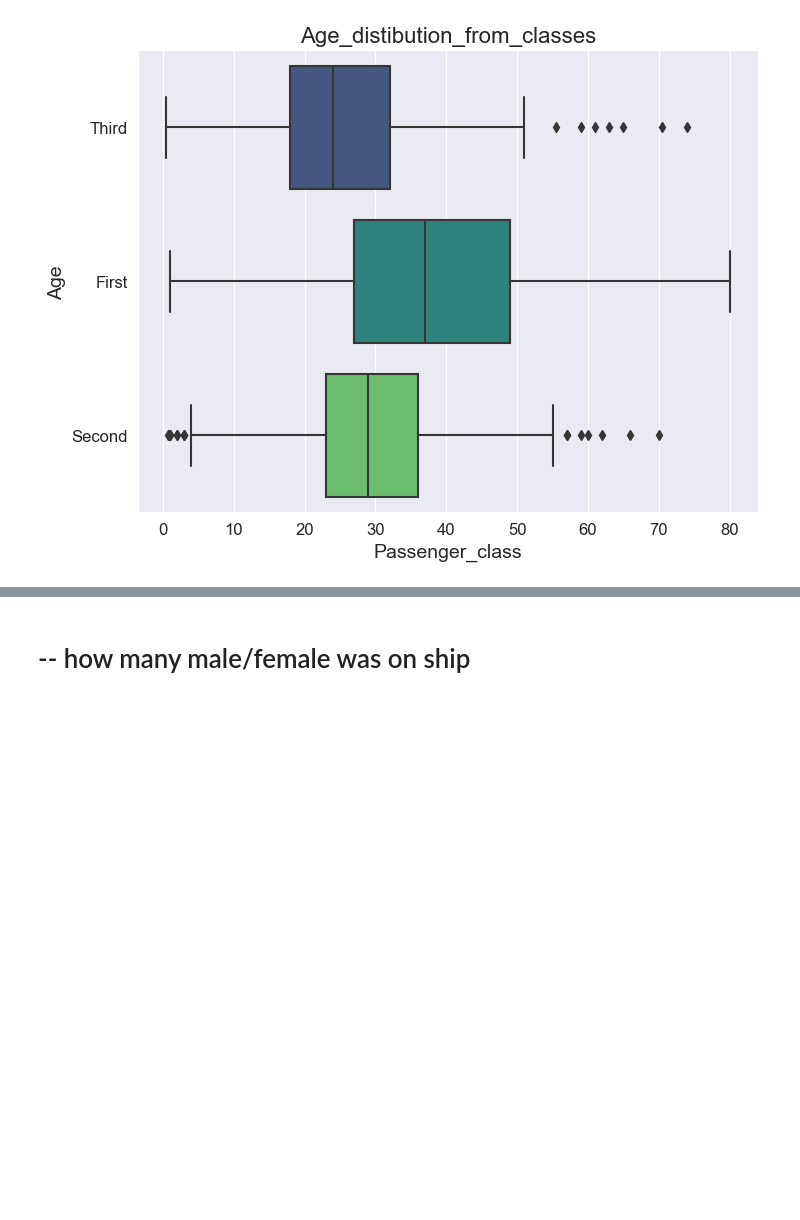
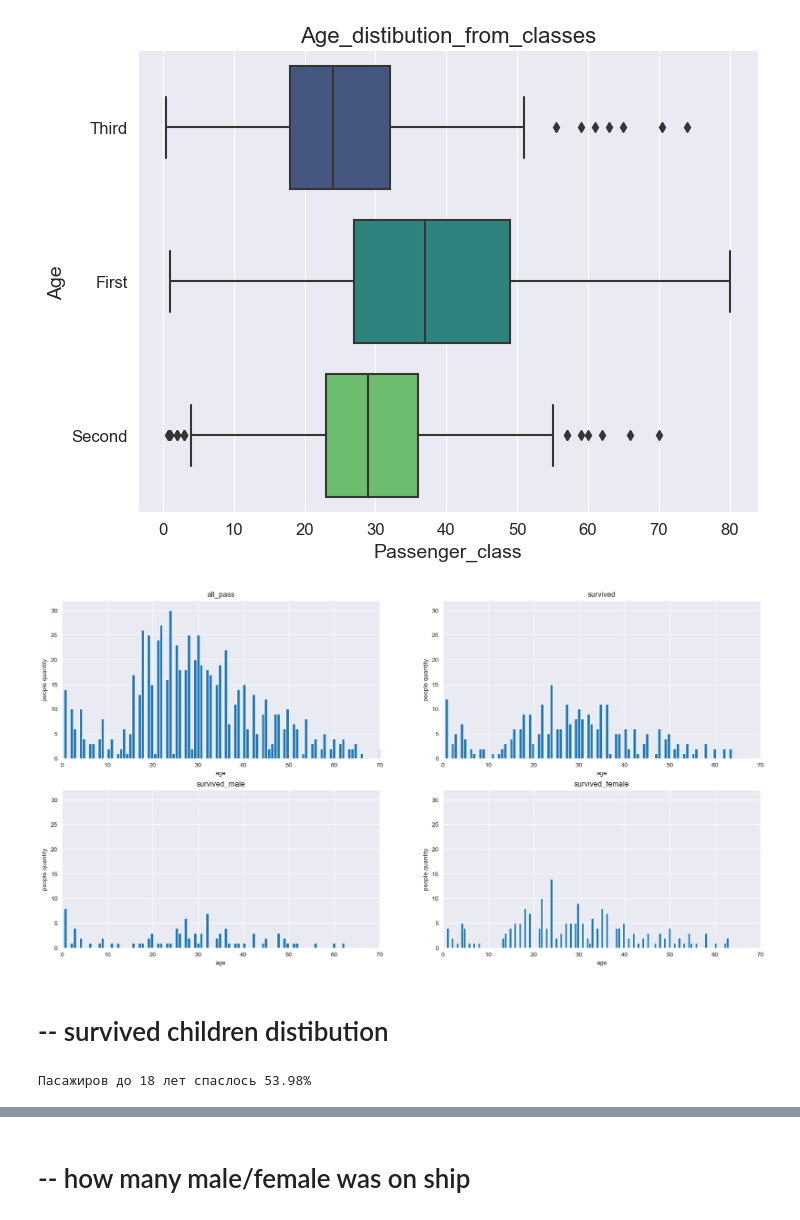
Before and after one commit to 88alexinho/titanic_full_cycle_project, a Jupyter notebook: full_cycle_project.ipynb, the cells around one changed output, grey strips where cells are left out. Saved outputs shown, nothing was run; the diff lists cells and outputs as text; code cells hidden in the pictures; blank space fills up the shorter version.

```diff
--- a/full_cycle_project.ipynb
+++ b/full_cycle_project.ipynb
@@ -170,3 +170,38 @@ plt.yticks(size=12)
 plt.show()
 # %% [output]
 [figure]
+# %%
+from collections import Counter
+
+#diff group of pass
+survivors = titanic_df.loc[(titanic_df['survived'] == 1)]
+male_survivors = titanic_df.loc[((titanic_df['sex'] == 'male') & (titanic_df['survived'] == 1))]
+female_survivors = titanic_df.loc[((titanic_df['sex'] == 'female') & (titanic_df['survived'] == 1))]
+
+#age quantity
+num_of_ages = len(dict(Counter(survivors['age'])).keys())
+
+#vizualize
+fig, axs = plt.subplots(2,2,figsize=(20, 10))
+# fig.set_figwidth(20)
+# fig.set_figheight(10)
+names = [['all_pass', 'survived'], ['survived_male', 'survived_female']]
+for i, surv in enumerate([[titanic_df, survivors], [male_survivors, female_survivors]]):
+    for j, subsurv in enumerate(surv):
+        axs[i][j].hist(subsurv['age'], bins=num_of_ages)
+        axs[i][j].set_title(names[i][j])
+        axs[i][j].set_xlabel('age')
+        axs[i][j].set_ylabel('people quantity')
+        axs[i][j].set_ylim(0,32)
+        axs[i][j].set_xlim(0,70)
+plt.show()
+# %% [output]
+[figure, added]
+# %% [markdown]
+# -- survived children distibution
+# %%
+children = titanic_df.loc[((titanic_df['age'] < np.float64(18.0)) & (titanic_df['age'] > 0))]
+survivors_children = titanic_df.loc[((titanic_df['age'] < np.float64(18.0)) & (titanic_df['survived'] == 1) & (titanic_df['age'] > 0))]
+print(f'Пасажиров до 18 лет спаслось {round(len(survivors_children)*100/len(children), 2)}%')
+# %% [output]
+Пасажиров до 18 лет спаслось 53.98%
```
Also changed, not shown: parts of 7 cells of this notebook, 3 other files.
